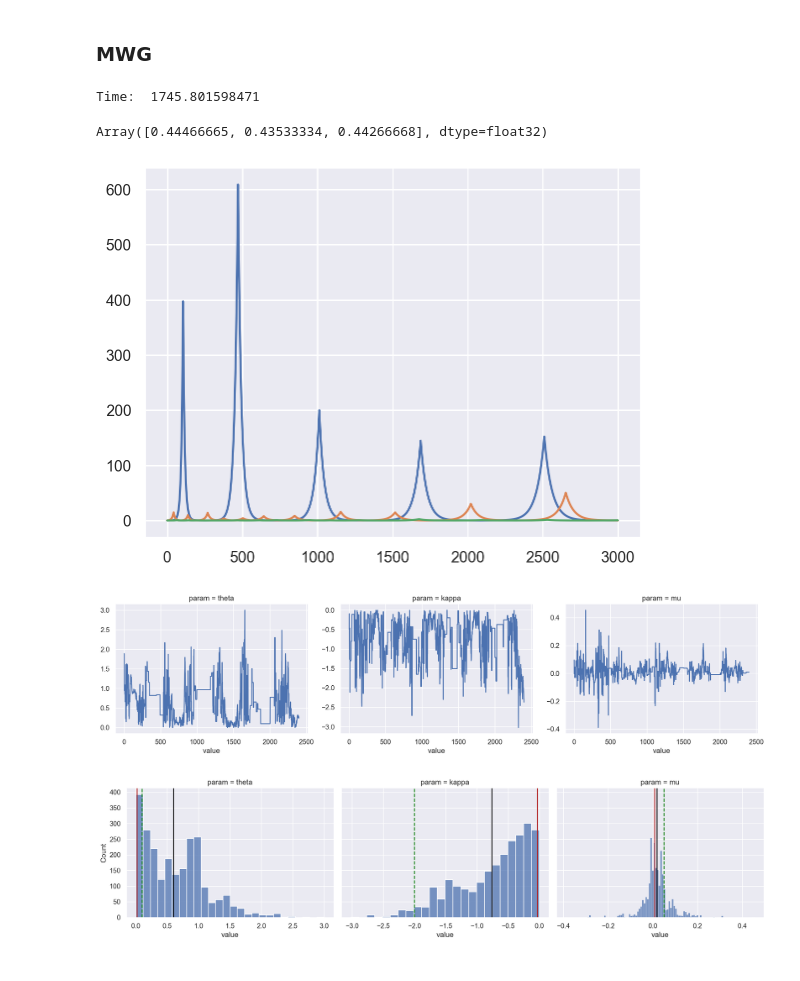
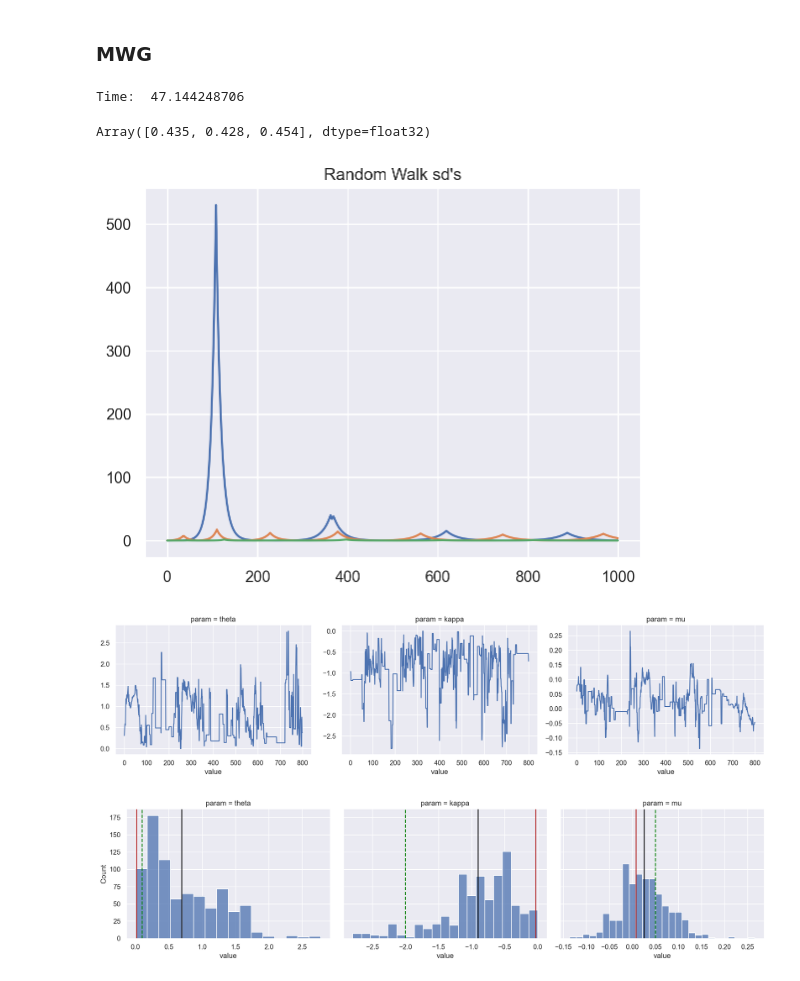
Before and after one commit to jramkiss/sv-stability-tests, a Jupyter notebook: StochVol Model.ipynb, the cells around one changed output. Drawn from its saved outputs; the diff is of its cells as text; code cells hidden in the pictures.

```diff
--- a/StochVol Model.ipynb
+++ b/StochVol Model.ipynb
@@ -508,8 +168,8 @@ def sv_logprior (theta):
     return kappa_prior + theta_prior
 # %%
 start = time.perf_counter()
-n_particles = 1_000
-n_iter = 3_000
+n_particles = 100
+n_iter = 1_000
 
 theta_init = jnp.array([0.1, -2., 0.05])
 rw_sd = jnp.abs(theta_init)/10 #jnp.ones(3) * 0.01
@@ -518,6 +178,7 @@ key, subkey = jax.random.split(key)
 pg_out = particle_gibbs(
     key=subkey,
     model=volmodel,
+    y_meas=y_meas,
     n_iter=n_iter,
     theta_init=theta_init,
     x_state_init=x_state,
@@ -531,9 +192,10 @@ pg_out = particle_gibbs(
 print("Time: ", time.perf_counter() - start)
 pg_out["accept_rate"] # should be close to 0.44
 # %% [output]
-Time:  1745.801598471
+Time:  47.144248706
-Array([0.44466665, 0.43533334, 0.44266668], dtype=float32)
+Array([0.435, 0.428, 0.454], dtype=float32)
 # %%
-plt.plot(pg_out["adapt_pars"]["rw_sd"]);
+plt.plot(pg_out["adapt_pars"]["rw_sd"])
+plt.title("Random Walk sd's");
 # %% [output]
-[figure, old version]
+[figure, new version]
@@ -562,5 +202,5 @@ def plot_posteriors(pg_out, theta_true=theta, theta_init=theta_init, warmup_frac
 # %%
-plot_posteriors(pg_out)
+plot_posteriors(pg_out, theta_true=theta, theta_init=theta_init)
 # %% [output]
-[figure, old version]
+[figure, new version]
-[figure, old version]
+[figure, new version]
```
Also changed, not shown: parts of 8 cells of this notebook, 1 other file.
